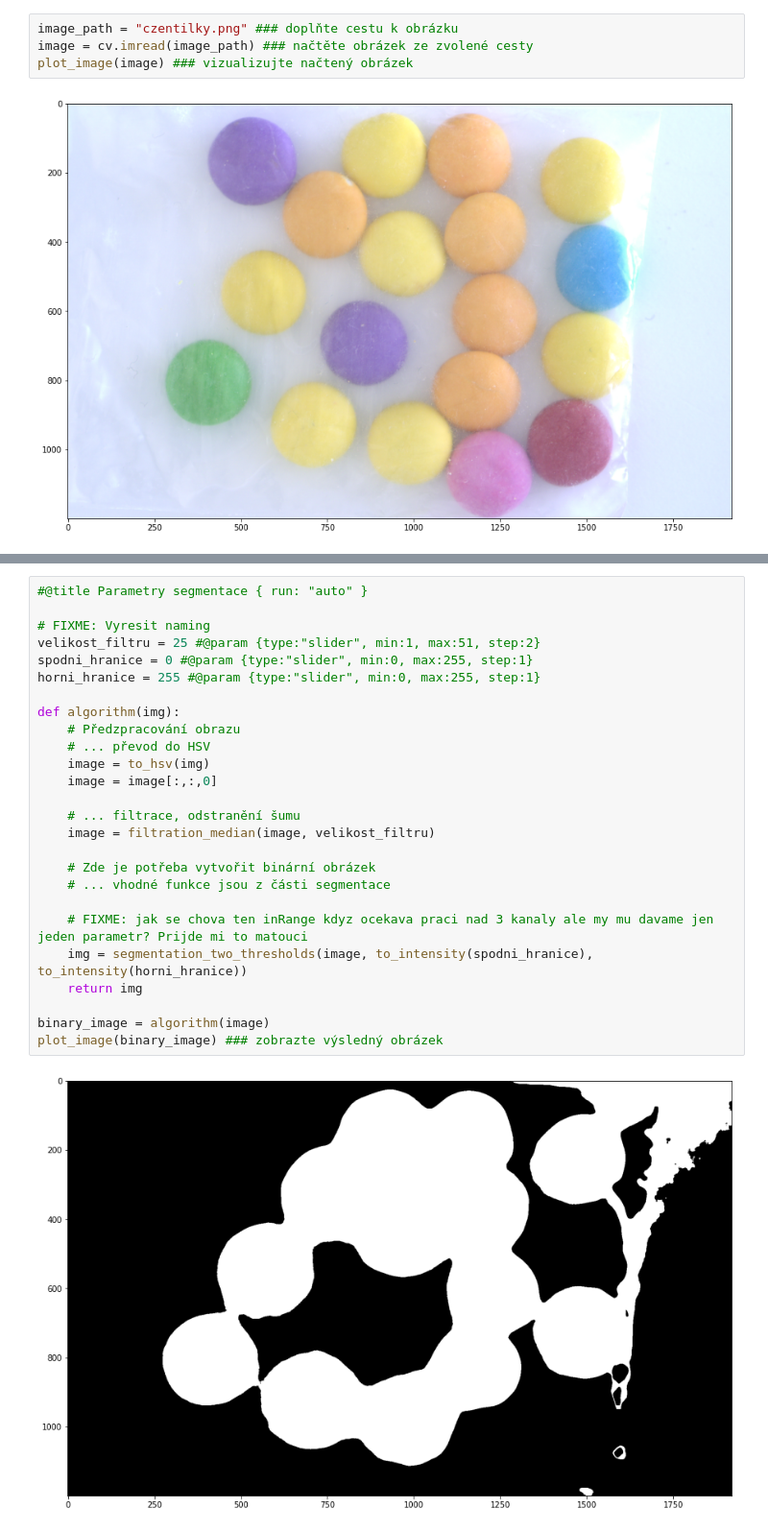
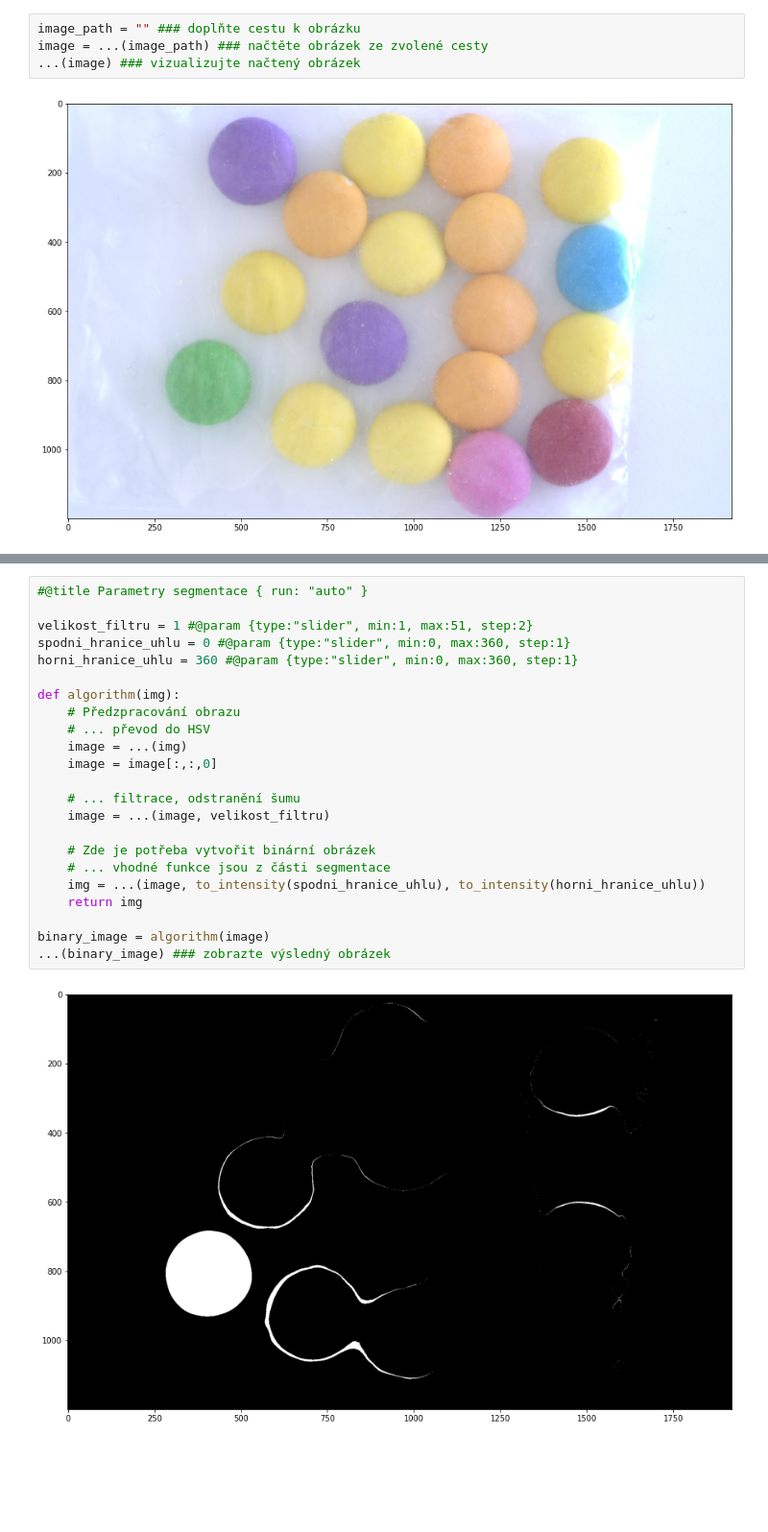
Before and after one commit to lukasbrchl/Czechitas-segmentace-demo, a Jupyter notebook: Czechitas_segmentation_demo.ipynb, the cells around one changed output, grey strips where cells are left out. Shown: that part at 96% size. Cells and saved outputs as stored; diff of their text form; blank space fills up the shorter version.

```diff
--- a/Czechitas_segmentation_demo.ipynb
+++ b/Czechitas_segmentation_demo.ipynb
@@ -261,6 +304,6 @@ sample_data
 # %%
-image_path = "czentilky.png" ### doplňte cestu k obrázku
-image = cv.imread(image_path) ### načtěte obrázek ze zvolené cesty
-plot_image(image) ### vizualizujte načtený obrázek
+image_path = "" ### doplňte cestu k obrázku
+image = ...(image_path) ### načtěte obrázek ze zvolené cesty
+...(image) ### vizualizujte načtený obrázek
 # %% [output]
 [figure]
@@ -270,28 +322,25 @@ Použijte vytvořenou funkci na načtený obrázek a zobrazte výsledek
 # %%
 #@title Parametry segmentace { run: "auto" }
 
-# FIXME: Vyresit naming
-velikost_filtru = 25 #@param {type:"slider", min:1, max:51, step:2}
-spodni_hranice = 0 #@param {type:"slider", min:0, max:255, step:1}
-horni_hranice = 255 #@param {type:"slider", min:0, max:255, step:1}
+velikost_filtru = 1 #@param {type:"slider", min:1, max:51, step:2}
+spodni_hranice_uhlu = 0 #@param {type:"slider", min:0, max:360, step:1}
+horni_hranice_uhlu = 360 #@param {type:"slider", min:0, max:360, step:1}
 
 def algorithm(img):
     # Předzpracování obrazu
     # ... převod do HSV
-    image = to_hsv(img)
+    image = ...(img)
     image = image[:,:,0]
 
     # ... filtrace, odstranění šumu
-    image = filtration_median(image, velikost_filtru)
+    image = ...(image, velikost_filtru)
 
     # Zde je potřeba vytvořit binární obrázek
     # ... vhodné funkce jsou z části segmentace
-
-    # FIXME: jak se chova ten inRange kdyz ocekava praci nad 3 kanaly ale my mu davame jen jeden parametr? Prijde mi to matouci
-    img = segmentation_two_thresholds(image, to_intensity(spodni_hranice), to_intensity(horni_hranice))
+    img = ...(image, to_intensity(spodni_hranice_uhlu), to_intensity(horni_hranice_uhlu))
     return img
 
 binary_image = algorithm(image)
-plot_image(binary_image) ### zobrazte výsledný obrázek
+...(binary_image) ### zobrazte výsledný obrázek
 # %% [output]
-[figure, old version]
+[figure, new version]
```
Also changed, not shown: parts of 25 cells of this notebook.
